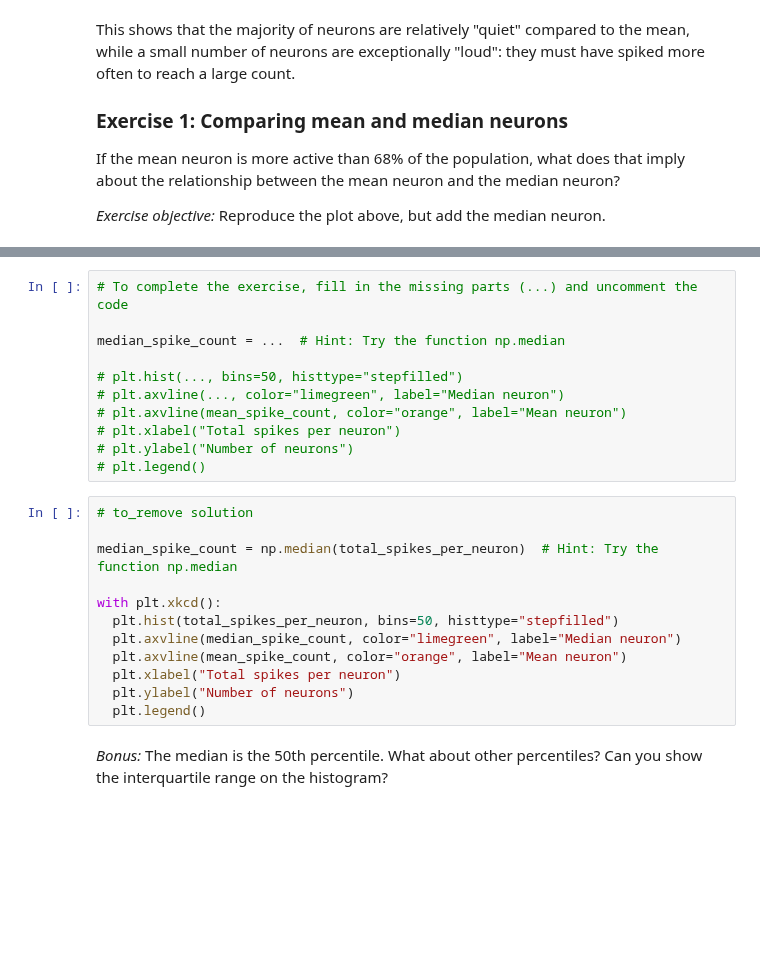
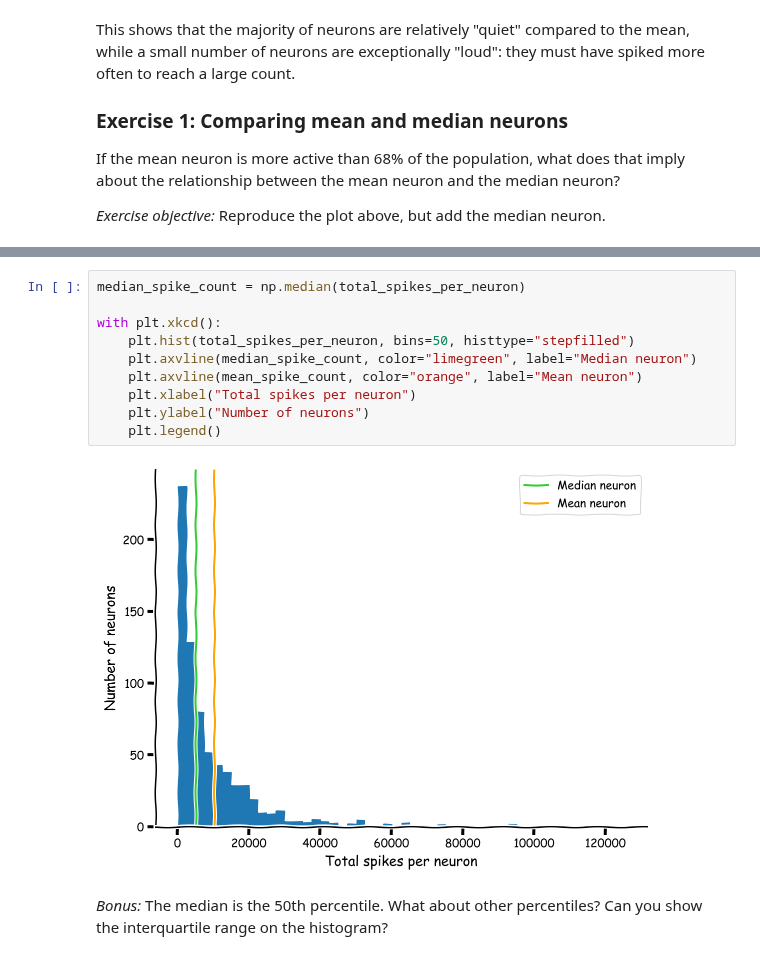
Before and after one commit to Benorli/course-content, a Jupyter notebook: tutorials/W1D1_ModelTypes/W1D1_Tutorial1.ipynb, the cells around one changed output, grey strips where cells are left out. Saved outputs shown, nothing was run; the diff lists cells and outputs as text; blank space fills up the shorter version.

```diff
--- a/tutorials/W1D1_ModelTypes/W1D1_Tutorial1.ipynb
+++ b/tutorials/W1D1_ModelTypes/W1D1_Tutorial1.ipynb
@@ -206,26 +254,15 @@ If the mean neuron is more active than 68% of the population, what does that imp
 # %%
-# To complete the exercise, fill in the missing parts (...) and uncomment the code
+median_spike_count = np.median(total_spikes_per_neuron)
 
-median_spike_count = ...  # Hint: Try the function np.median
-
-# plt.hist(..., bins=50, histtype="stepfilled")
-# plt.axvline(..., color="limegreen", label="Median neuron")
-# plt.axvline(mean_spike_count, color="orange", label="Mean neuron")
-# plt.xlabel("Total spikes per neuron")
-# plt.ylabel("Number of neurons")
-# plt.legend()
+with plt.xkcd():
+    plt.hist(total_spikes_per_neuron, bins=50, histtype="stepfilled")
+    plt.axvline(median_spike_count, color="limegreen", label="Median neuron")
+    plt.axvline(mean_spike_count, color="orange", label="Mean neuron")
+    plt.xlabel("Total spikes per neuron")
+    plt.ylabel("Number of neurons")
+    plt.legend()
+# %% [output]
+[figure, added]
-# %%
-# to_remove solution
-
-median_spike_count = np.median(total_spikes_per_neuron)  # Hint: Try the function np.median
-
-with plt.xkcd():
-  plt.hist(total_spikes_per_neuron, bins=50, histtype="stepfilled")
-  plt.axvline(median_spike_count, color="limegreen", label="Median neuron")
-  plt.axvline(mean_spike_count, color="orange", label="Mean neuron")
-  plt.xlabel("Total spikes per neuron")
-  plt.ylabel("Number of neurons")
-  plt.legend()
 # %% [markdown]
 
 *Bonus:* The median is the 50th percentile. What about other percentiles? Can you show the interquartile range on the histogram?
```
Also changed, not shown: parts of 28 cells of this notebook.
